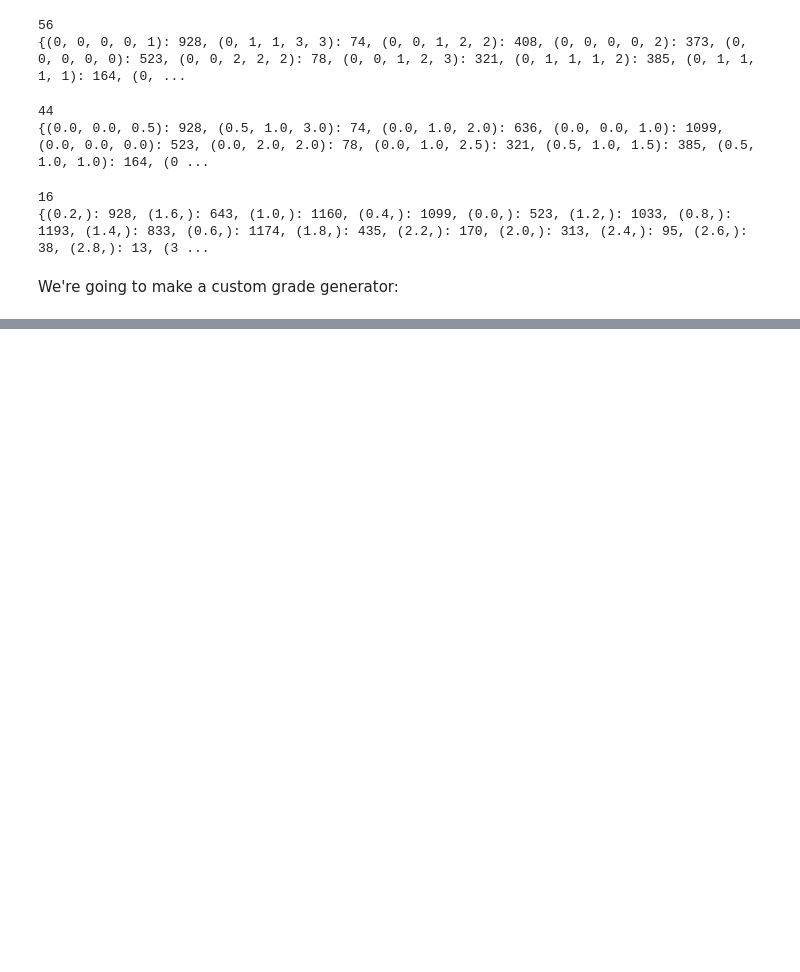
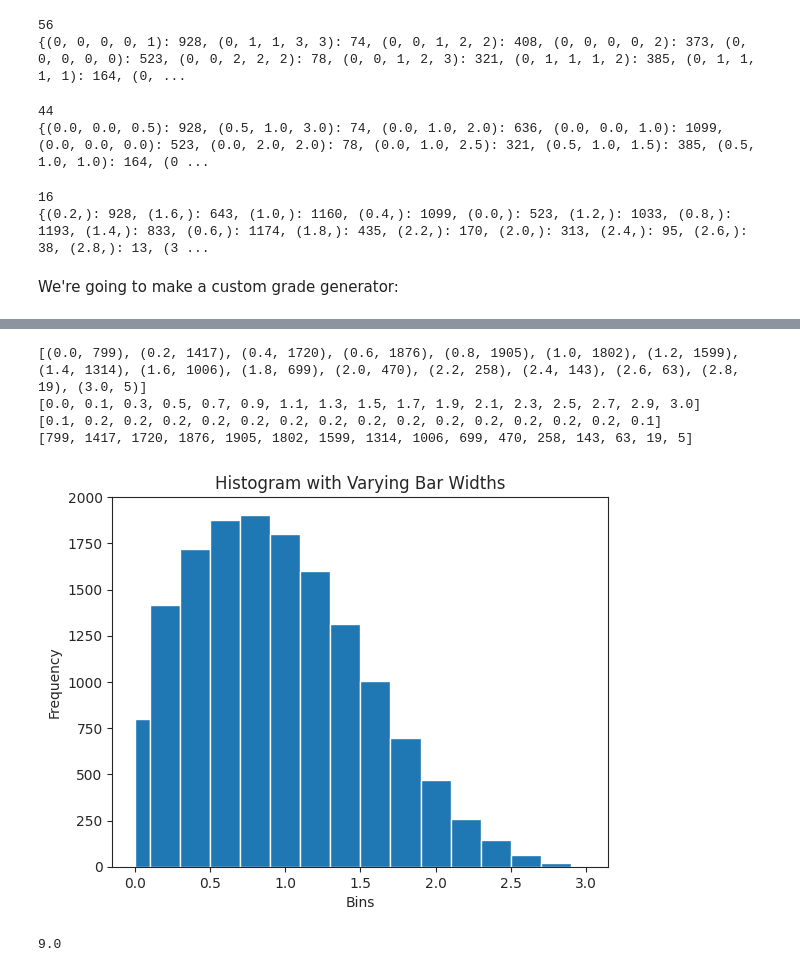
Before and after one commit to Dorijan-Cirkveni/tar-project, a Jupyter notebook: data_visualisation.ipynb, the cells around one changed output, grey strips where cells are left out. Cells and saved outputs as stored; diff of their text form; code cells hidden in the pictures; blank space fills up the shorter version.

```diff
--- a/data_visualisation.ipynb
+++ b/data_visualisation.ipynb
@@ -427,3 +427,5 @@ Custom
+# %%
+combined_df['5_mean']=combined_df['grades_max_5'].apply(np.mean)
 # %%
 def get_grade_groups(dataset,colname='grades_max_5'):
     gradecount=dict()
@@ -433,14 +435,11 @@ def get_grade_groups(dataset,colname='grades_max_5'):
         gradecount[f]=n+1
     return gradecount
 def counter_dict(iL,D=dict(),ro=-1):
-    print(ro,len(D))
     for el in iL:
         if ro<0:
             elm=el
         else:
             elm = round(el,ro)
-            if len(str(elm))>7:
-                print(el,elm)
         val=D.get(elm,0)
         D[elm]=val+1
     return D
@@ -573,2 +626,15 @@ def CheckGradeCount(dataset,grade_column='grades'):
+# %%
+X=counter_dict(combined_df['5_mean'],dict(),3)
+display_uneven_bars(X)
+# %% [output]
+[(0.0, 799), (0.2, 1417), (0.4, 1720), (0.6, 1876), (0.8, 1905), (1.0, 1802), (1.2, 1599), (1.4, 1314), (1.6, 1006), (1.8, 699), (2.0, 470), (2.2, 258), (2.4, 143), (2.6, 63), (2.8, 19), (3.0, 5)]
+[0.0, 0.1, 0.3, 0.5, 0.7, 0.9, 1.1, 1.3, 1.5, 1.7, 1.9, 2.1, 2.3, 2.5, 2.7, 2.9, 3.0]
+[0.1, 0.2, 0.2, 0.2, 0.2, 0.2, 0.2, 0.2, 0.2, 0.2, 0.2, 0.2, 0.2, 0.2, 0.2, 0.1]
+[799, 1417, 1720, 1876, 1905, 1802, 1599, 1314, 1006, 699, 470, 258, 143, 63, 19, 5]
+[figure, added]
+# %%
+example_grader([3,3,3,3,3])
+# %% [output]
+9.0
 # %%
 example_grader=GenerateCustomGrader()
```
Also changed, not shown: parts of 12 cells of this notebook.
